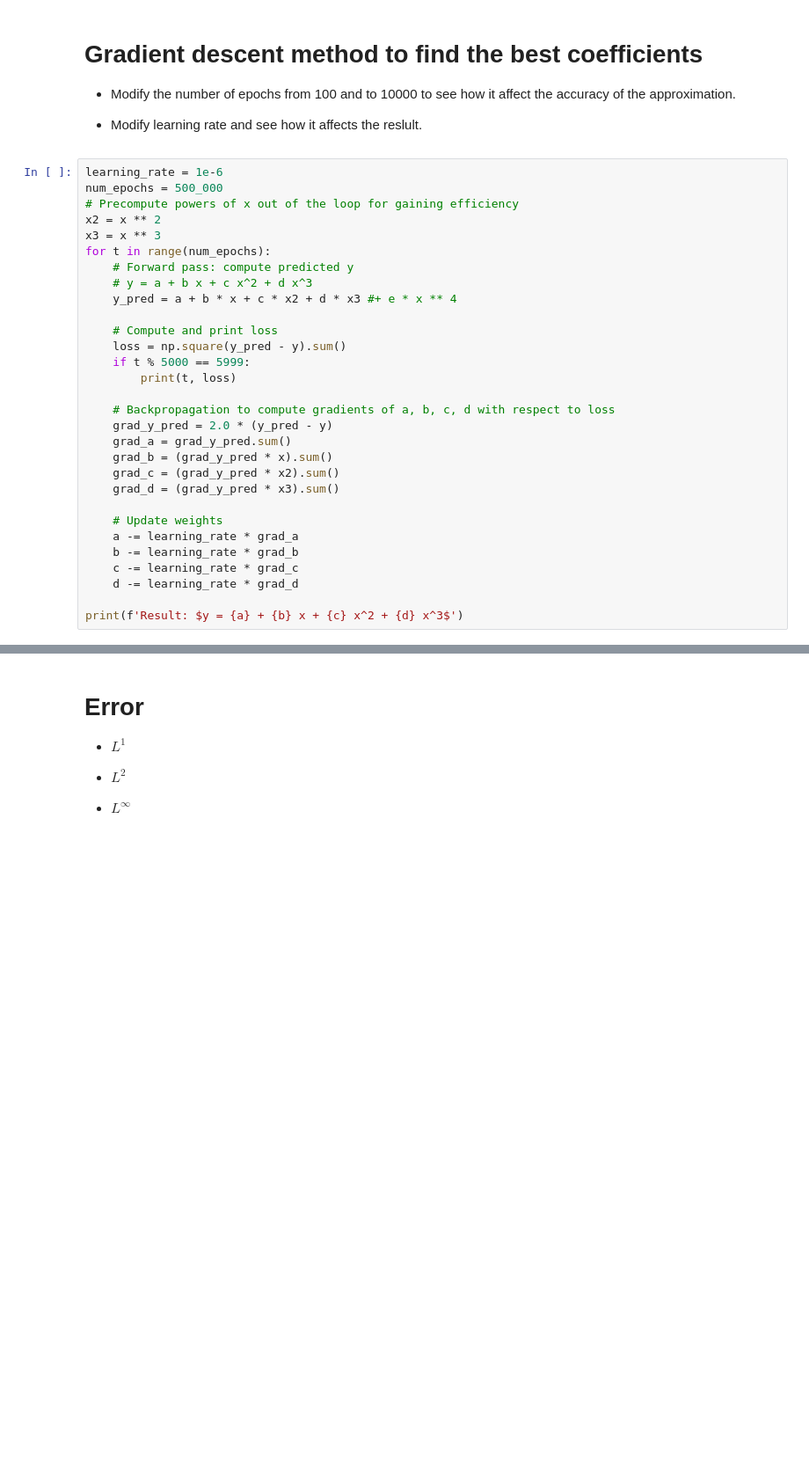
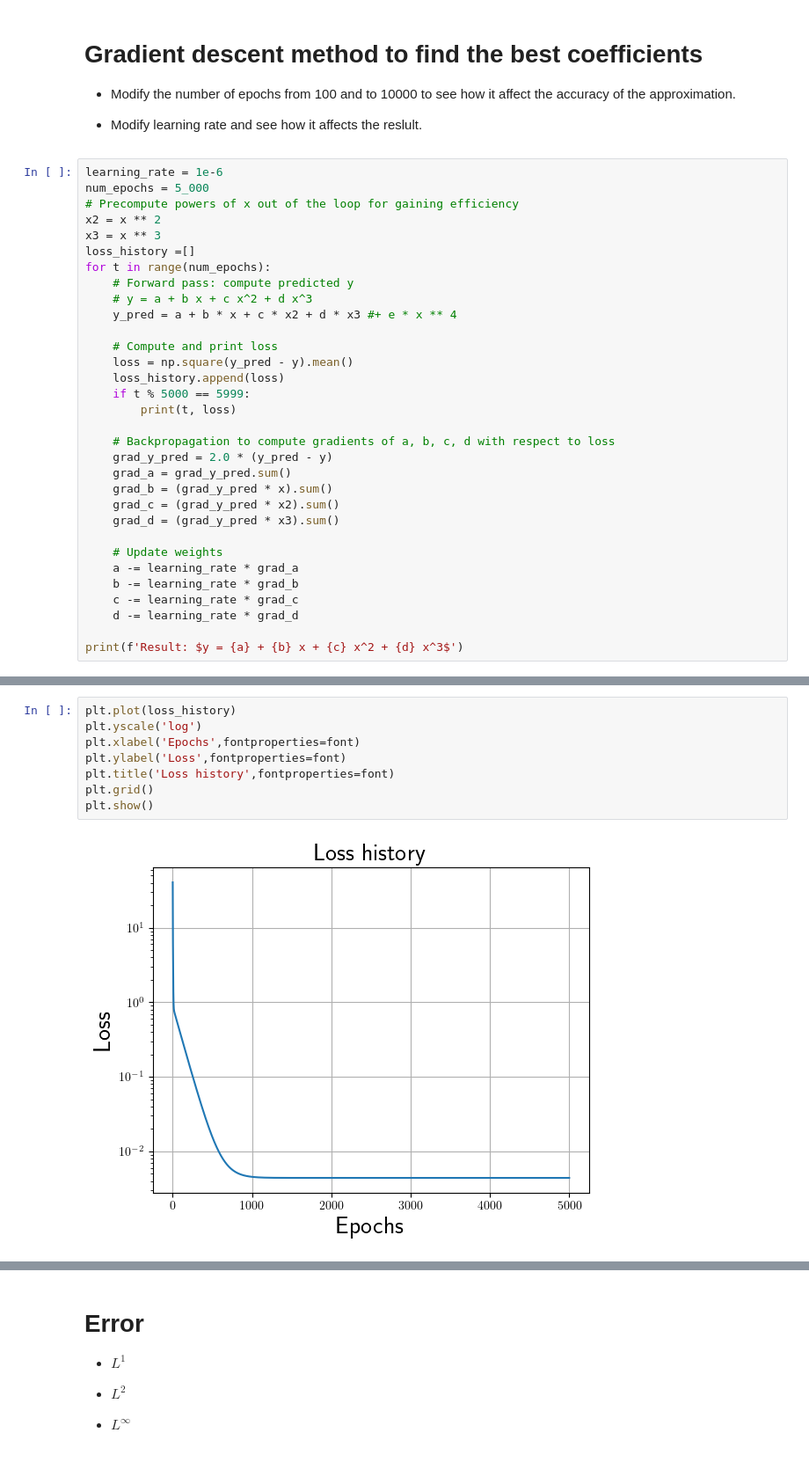
Before and after one commit to arashfahim/Stochastic_Control_FSU, a Jupyter notebook: on-boarding.ipynb, the cells around one changed output, grey strips where cells are left out. Shown at 88% size. Saved outputs shown, nothing was run; the diff lists cells and outputs as text; blank space fills up the shorter version.

```diff
--- a/on-boarding.ipynb
+++ b/on-boarding.ipynb
@@ -71,17 +71,19 @@ plt.title(r'$a + b x + c x^2 + d x^3$ with random coefficients');
 - Modify learning rate and see how it affects the reslult.
 # %%
 learning_rate = 1e-6
-num_epochs = 500_000
+num_epochs = 5_000
 # Precompute powers of x out of the loop for gaining efficiency
 x2 = x ** 2
 x3 = x ** 3
+loss_history =[]
 for t in range(num_epochs):
     # Forward pass: compute predicted y
     # y = a + b x + c x^2 + d x^3
     y_pred = a + b * x + c * x2 + d * x3 #+ e * x ** 4
 
     # Compute and print loss
-    loss = np.square(y_pred - y).sum()
+    loss = np.square(y_pred - y).mean()
+    loss_history.append(loss)
     if t % 5000 == 5999:
         print(t, loss)
 
@@ -104,3 +106,13 @@ Result: $y = 3.4705246120993164e-17 + 0.8568862855242932 x + -2.231520200177614e
+# %%
+plt.plot(loss_history)
+plt.yscale('log')
+plt.xlabel('Epochs',fontproperties=font)
+plt.ylabel('Loss',fontproperties=font)
+plt.title('Loss history',fontproperties=font)
+plt.grid()
+plt.show()
+# %% [output]
+[figure, added]
 # %%
 plt.plot(x, y_pred,label=f'$y = {a} + {b} x + {c} x^2 + {d} x^3$')
 plt.plot(x, y, 'r',label=r'$\sin(x)$');
```
Also changed, not shown: parts of 8 cells of this notebook.
